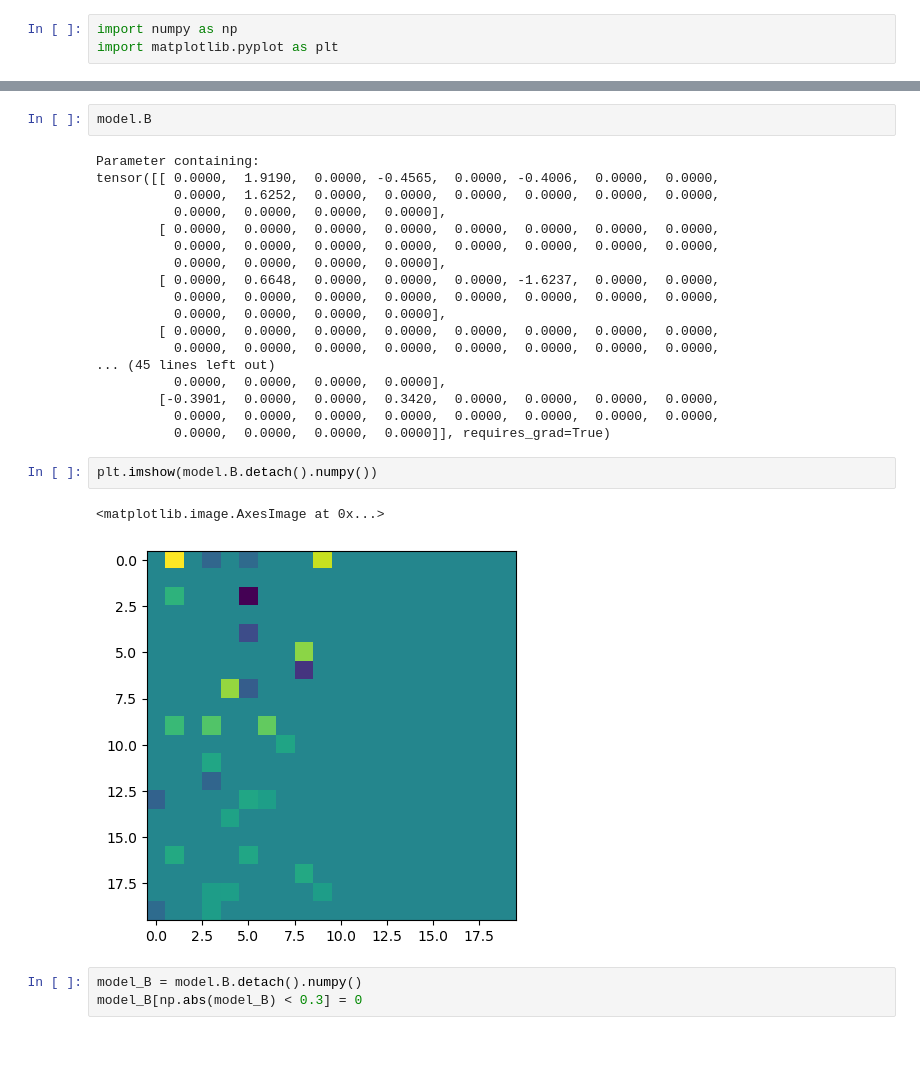
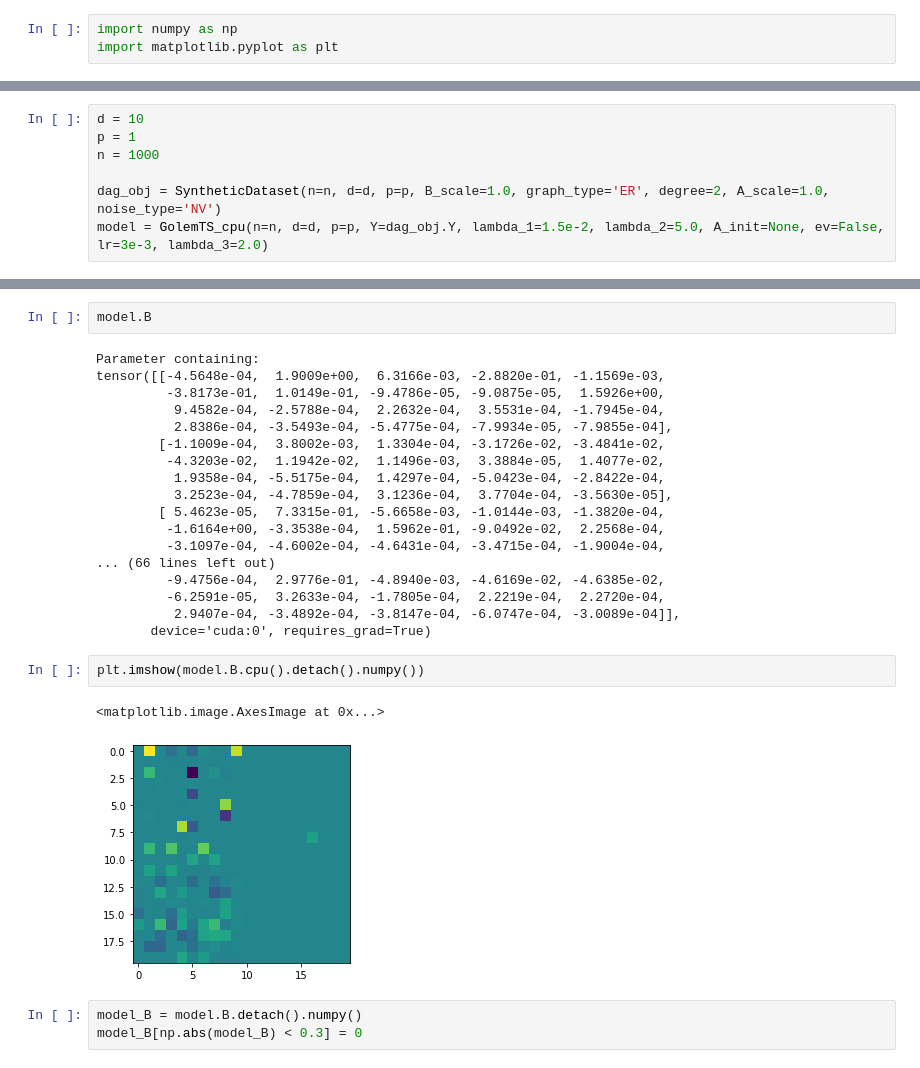
Before and after one commit to tylergibbs/dsc180ProjectB, a Jupyter notebook: GOLEMTS/testing.ipynb, the cells around one changed output, grey strips where cells are left out. Cells and saved outputs as stored; diff of their text form.

Commit message:
gpu support for golemts

```diff
--- a/GOLEMTS/testing.ipynb
+++ b/GOLEMTS/testing.ipynb
@@ -44,0 +45,7 @@ early stop epoch : 21200
+# %%
+d = 10
+p = 1
+n = 1000
+
+dag_obj = SyntheticDataset(n=n, d=d, p=p, B_scale=1.0, graph_type='ER', degree=2, A_scale=1.0, noise_type='NV')
+model = GolemTS_cpu(n=n, d=d, p=p, Y=dag_obj.Y, lambda_1=1.5e-2, lambda_2=5.0, A_init=None, ev=False, lr=3e-3, lambda_3=2.0)
@@ -61,27 +74,27 @@ plt.imshow(dag_obj.A)
 model.B
 # %% [output]
 Parameter containing:
-tensor([[ 0.0000,  1.9190,  0.0000, -0.4565,  0.0000, -0.4006,  0.0000,  0.0000,
-          0.0000,  1.6252,  0.0000,  0.0000,  0.0000,  0.0000,  0.0000,  0.0000,
-          0.0000,  0.0000,  0.0000,  0.0000],
-        [ 0.0000,  0.0000,  0.0000,  0.0000,  0.0000,  0.0000,  0.0000,  0.0000,
-          0.0000,  0.0000,  0.0000,  0.0000,  0.0000,  0.0000,  0.0000,  0.0000,
-          0.0000,  0.0000,  0.0000,  0.0000],
-        [ 0.0000,  0.6648,  0.0000,  0.0000,  0.0000, -1.6237,  0.0000,  0.0000,
-          0.0000,  0.0000,  0.0000,  0.0000,  0.0000,  0.0000,  0.0000,  0.0000,
-          0.0000,  0.0000,  0.0000,  0.0000],
-        [ 0.0000,  0.0000,  0.0000,  0.0000,  0.0000,  0.0000,  0.0000,  0.0000,
-          0.0000,  0.0000,  0.0000,  0.0000,  0.0000,  0.0000,  0.0000,  0.0000,
-... (45 lines left out)
-          0.0000,  0.0000,  0.0000,  0.0000],
-        [-0.3901,  0.0000,  0.0000,  0.3420,  0.0000,  0.0000,  0.0000,  0.0000,
-          0.0000,  0.0000,  0.0000,  0.0000,  0.0000,  0.0000,  0.0000,  0.0000,
-          0.0000,  0.0000,  0.0000,  0.0000]], requires_grad=True)
+tensor([[-4.5648e-04,  1.9009e+00,  6.3166e-03, -2.8820e-01, -1.1569e-03,
+         -3.8173e-01,  1.0149e-01, -9.4786e-05, -9.0875e-05,  1.5926e+00,
+          9.4582e-04, -2.5788e-04,  2.2632e-04,  3.5531e-04, -1.7945e-04,
+          2.8386e-04, -3.5493e-04, -5.4775e-04, -7.9934e-05, -7.9855e-04],
+        [-1.1009e-04,  3.8002e-03,  1.3304e-04, -3.1726e-02, -3.4841e-02,
+         -4.3203e-02,  1.1942e-02,  1.1496e-03,  3.3884e-05,  1.4077e-02,
+          1.9358e-04, -5.5175e-04,  1.4297e-04, -5.0423e-04, -2.8422e-04,
+          3.2523e-04, -4.7859e-04,  3.1236e-04,  3.7704e-04, -3.5630e-05],
+        [ 5.4623e-05,  7.3315e-01, -5.6658e-03, -1.0144e-03, -1.3820e-04,
+         -1.6164e+00, -3.3538e-04,  1.5962e-01, -9.0492e-02,  2.2568e-04,
+         -3.1097e-04, -4.6002e-04, -4.6431e-04, -3.4715e-04, -1.9004e-04,
+... (66 lines left out)
+         -9.4756e-04,  2.9776e-01, -4.8940e-03, -4.6169e-02, -4.6385e-02,
+         -6.2591e-05,  3.2633e-04, -1.7805e-04,  2.2219e-04,  2.2720e-04,
+          2.9407e-04, -3.4892e-04, -3.8147e-04, -6.0747e-04, -3.0089e-04]],
+       device='cuda:0', requires_grad=True)
 # %%
-plt.imshow(model.B.detach().numpy())
+plt.imshow(model.B.cpu().detach().numpy())
 # %% [output]
 <matplotlib.image.AxesImage at 0x...>
-[figure, old version]
+[figure, new version]
 # %%
 model_B = model.B.detach().numpy()
 model_B[np.abs(model_B) < 0.3] = 0
```
Also changed, not shown: parts of 10 cells of this notebook, 4 other files.
